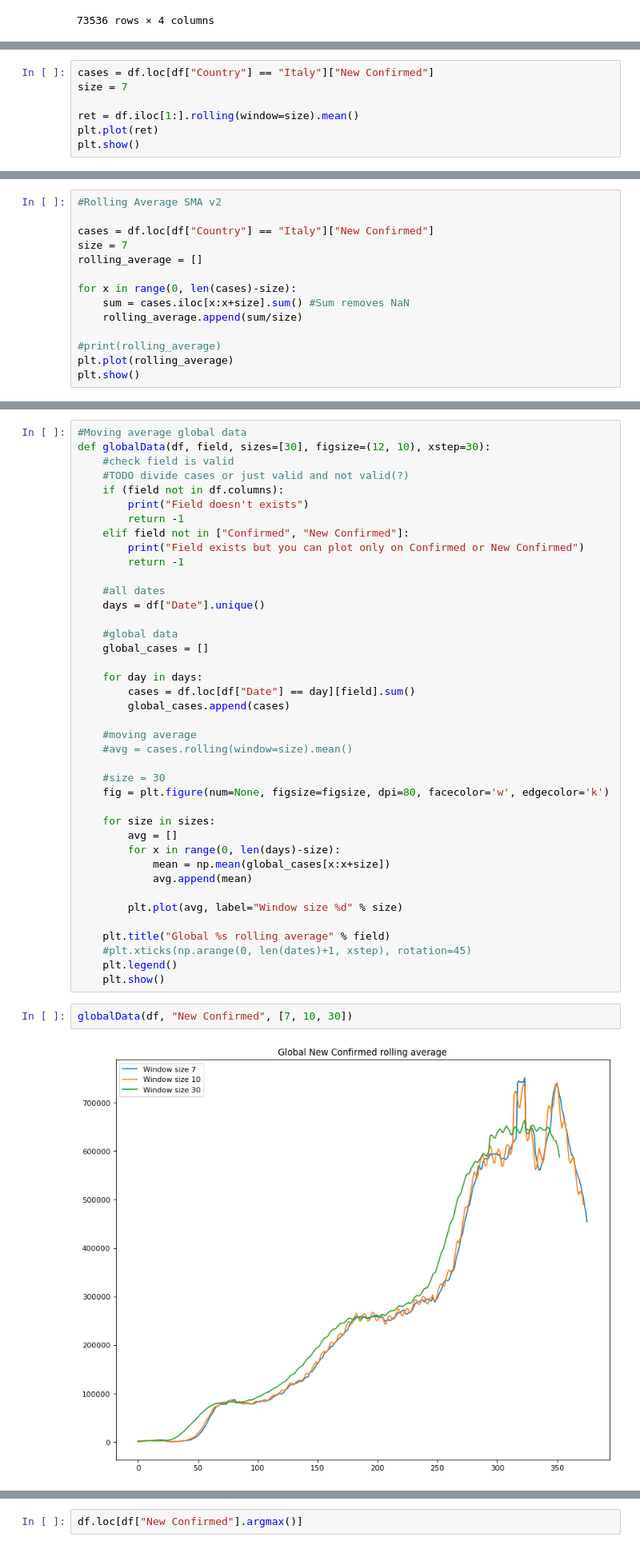
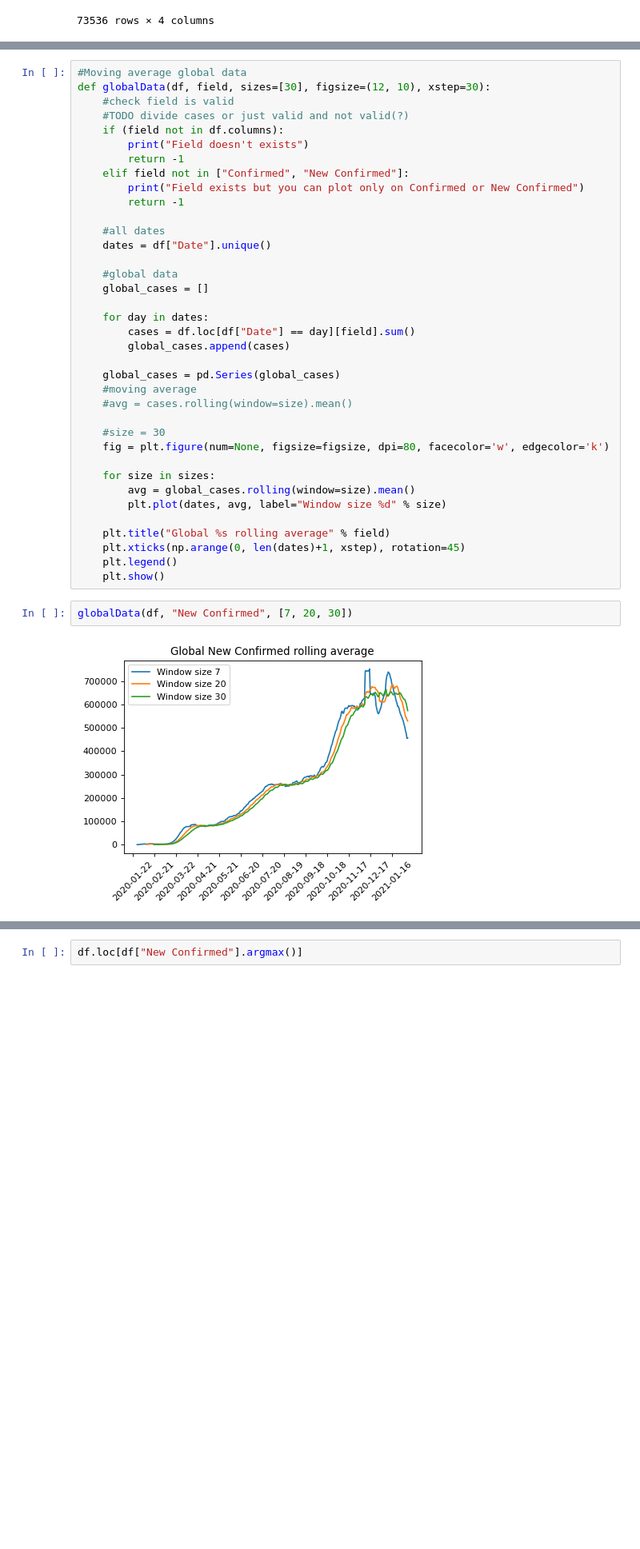
Before and after one commit to ferra-rally/CovidCPS, a Jupyter notebook: CPS.ipynb, the cells around one changed output, grey strips where cells are left out. Shown at 80% size. Drawn from its saved outputs; the diff is of its cells as text; blank space fills up the shorter version.

Commit message:
Fixed bar graph

```diff
--- a/CPS.ipynb
+++ b/CPS.ipynb
@@ -190,10 +198,3 @@ def rollingAverage(df, field, country, sizes=[7, 14, 21, 28], figsize=(10, 8), x
 rollingAverage(df, "New Confirmed", "Italy", [7, 14, 21, 28])
 # %% [output]
 [figure]
-# %%
-cases = df.loc[df["Country"] == "Italy"]["New Confirmed"]
-size = 7
-
-ret = df.iloc[1:].rolling(window=size).mean()
-plt.plot(ret)
-plt.show()
@@ -202,14 +200,0 @@ plt.show()
-# %%
-#Rolling Average SMA v2
-
-cases = df.loc[df["Country"] == "Italy"]["New Confirmed"]
-size = 7
-rolling_average = []
-
-for x in range(0, len(cases)-size):
-    sum = cases.iloc[x:x+size].sum() #Sum removes NaN
-    rolling_average.append(sum/size)
-
-#print(rolling_average)
-plt.plot(rolling_average)
-plt.show()
@@ -228,15 +211,16 @@ def globalData(df, field, sizes=[30], figsize=(12, 10), xstep=30):
         return -1
 
     #all dates
-    days = df["Date"].unique()
+    dates = df["Date"].unique()
 
     #global data
     global_cases = []
 
-    for day in days:
+    for day in dates:
         cases = df.loc[df["Date"] == day][field].sum()
         global_cases.append(cases)
 
+    global_cases = pd.Series(global_cases)
     #moving average
     #avg = cases.rolling(window=size).mean()
 
@@ -244,21 +228,17 @@ def globalData(df, field, sizes=[30], figsize=(12, 10), xstep=30):
     fig = plt.figure(num=None, figsize=figsize, dpi=80, facecolor='w', edgecolor='k')
 
     for size in sizes:
-        avg = []
-        for x in range(0, len(days)-size):
-            mean = np.mean(global_cases[x:x+size])
-            avg.append(mean)
-
-        plt.plot(avg, label="Window size %d" % size)
+        avg = global_cases.rolling(window=size).mean()
+        plt.plot(dates, avg, label="Window size %d" % size)
 
     plt.title("Global %s rolling average" % field)
-    #plt.xticks(np.arange(0, len(dates)+1, xstep), rotation=45)
+    plt.xticks(np.arange(0, len(dates)+1, xstep), rotation=45)
     plt.legend()
     plt.show()
 # %%
-globalData(df, "New Confirmed", [7, 10, 30])
+globalData(df, "New Confirmed", [7, 20, 30])
 # %% [output]
-[figure, old version]
+[figure, new version]
 # %%
 #Global data
 days = df["Date"].unique()
```
Also changed, not shown: parts of 7 cells of this notebook.
